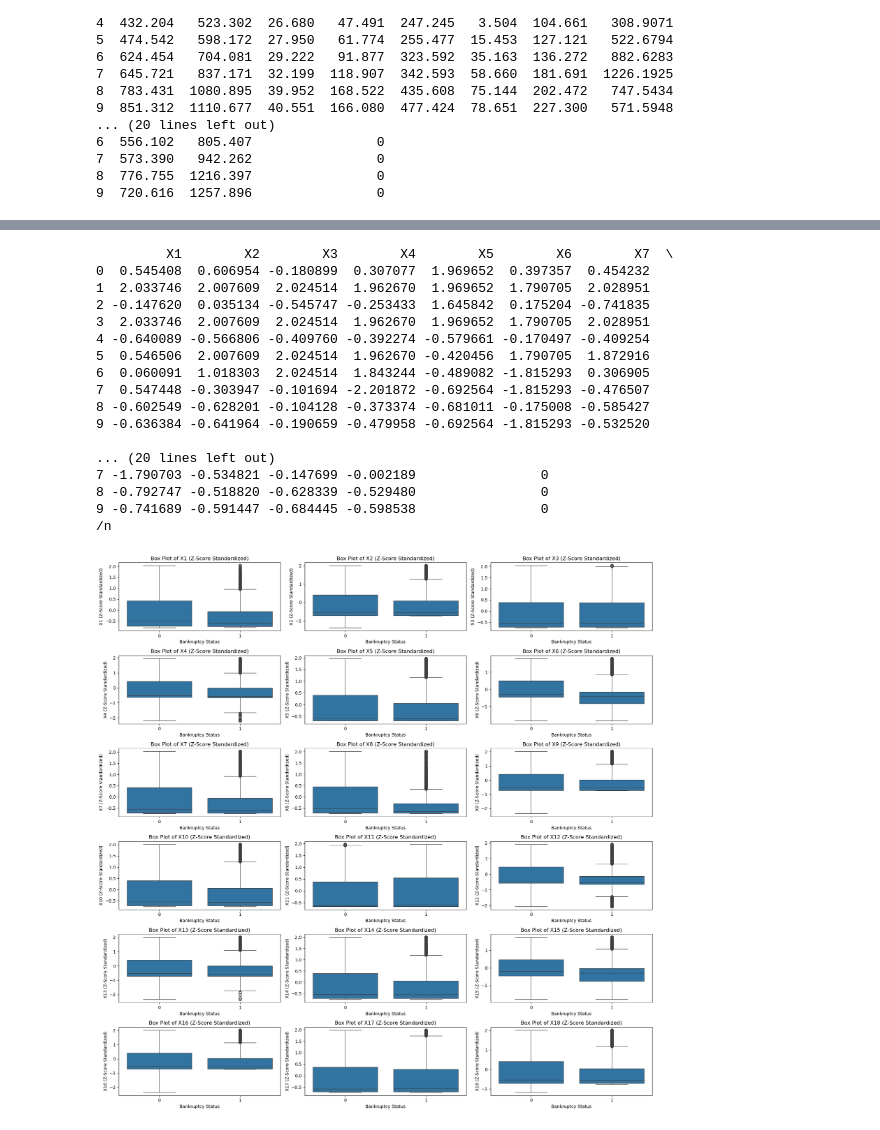
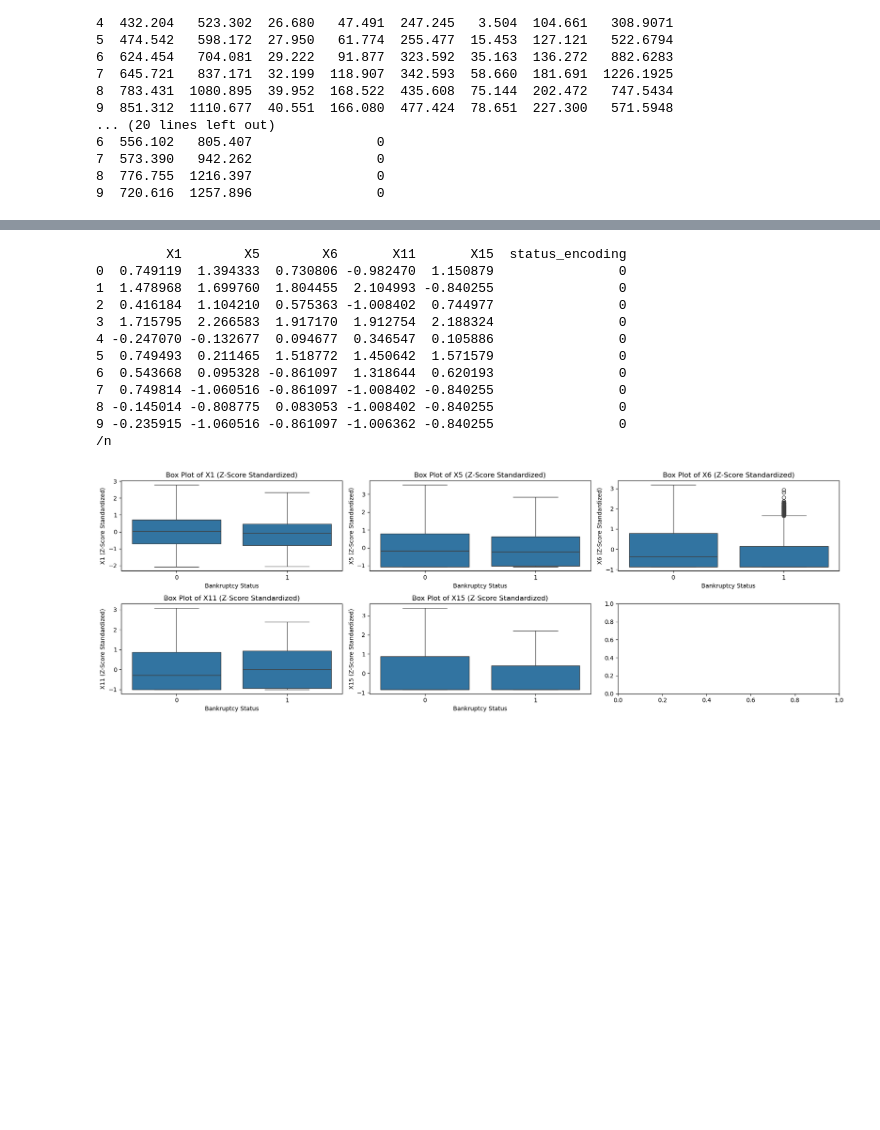
Before and after one commit to dovelover145/Bankruptcy-Prediction, a Jupyter notebook: bankruptcy_pred.ipynb, the cells around one changed output, grey strips where cells are left out. Cells and saved outputs as stored; diff of their text form; code cells hidden in the pictures; blank space fills up the shorter version.

```diff
--- a/bankruptcy_pred.ipynb
+++ b/bankruptcy_pred.ipynb
@@ -90,0 +174,30 @@ Labels in the dataset: ['alive' 'failed']
+# %%
+# Log Normalization (Works the Best Out of all the Normalization Techniques Used)
+
+df_log = df.copy()
+
+columns_to_normalize = ['X1', 'X2', 'X3', 'X4', 'X5', 'X6',
+                       'X7', 'X8', 'X9', 'X10', 'X11', 'X12',
+                       'X13', 'X14', 'X15', 'X16', 'X17', 'X18']
+
+# Visualize the data before applying the transformation
+df_log[columns_to_normalize].hist(bins=50, figsize=(12, 8))
+plt.suptitle('Before Log Normalization')
+plt.tight_layout(pad=0.5)
+plt.show()
+
+# Apply the log transformation
+for column in columns_to_normalize:
+    df_log[column] = df_log[column].apply(lambda x: np.log1p(x) if x > 0 else 0)
+
+# Replace any remaining inf values with NaN
+df_log.replace([np.inf, -np.inf], np.nan, inplace=True)
+
+# Visualize the data after the transformation
+df_log[columns_to_normalize].hist(bins=50, figsize=(12, 8))
+plt.suptitle('After Log Normalization')
+plt.tight_layout(pad=0.5)
+plt.show()
+
+# df is now the original dataframe with log-transformed values
+df = df_log
@@ -110,6 +226,7 @@ plt.figure(figsize=(12, 2 * num_rows))
 for i, feature in enumerate(features_to_plot, 1):
     plt.subplot(num_rows, num_cols, i)
     sns.boxplot(x=df[feature])
+    plt.title(f'Box Plot of {feature} Values After Handling Outliers')
 plt.tight_layout()
 plt.show()
 # %% [output]
@@ -117,10 +384,10 @@ plt.show()
 # %%
-# Data Scaling/Standardization
+# Data Scaling/Standardization with Z-Score Scaling
 
 scaler = StandardScaler()
 
-X = df.iloc[:, :-1]
-y = df['status_encoding']
+X = df_reduced.iloc[:, :-1]
+y = df_reduced['status_encoding']
 X_train, X_test, y_train, y_test = train_test_split(X, y, random_state=21, test_size=0.20, shuffle=True)
 
 X_train_scaled = scaler.fit_transform(X_train)
@@ -143,47 +410,42 @@ fig, axes = plt.subplots(diagram_rows, diagram_columns, figsize=(18, diagram_row
 for column in df_scaled.columns[:-1]:
     sns.boxplot(x='status_encoding', y=column, data=df_scaled, ax=axes[row_index, column_index])
     axes[row_index, column_index].set_title(f'Box Plot of {column} (Z-Score Standardized)')
     axes[row_index, column_index].set_xlabel('Bankruptcy Status')
     axes[row_index, column_index].set_ylabel(f'{column} (Z-Score Standardized)')
     column_index += 1
     if column_index == diagram_columns:
         row_index += 1
         column_index = 0
 plt.tight_layout()
 plt.show()
 
 print('\n')
 
 row_index = 0
 column_index = 0
 fig, axes = plt.subplots(diagram_rows, diagram_columns, figsize=(18, diagram_rows * 3))
 for column in df_scaled.columns[:-1]:
     sns.violinplot(x='status_encoding', y=column, data=df_scaled, ax=axes[row_index, column_index])
     axes[row_index, column_index].set_title(f'Violin Plot of {column} (Z-Score Standardized)')
     axes[row_index, column_index].set_xlabel('Bankruptcy Status')
     axes[row_index, column_index].set_ylabel(f'{column} (Z-Score Standardized)')
     column_index += 1
     if column_index == diagram_columns:
         row_index += 1
         column_index = 0
 plt.tight_layout()
 plt.show()
 # %% [output]
-         X1        X2        X3        X4        X5        X6        X7  \
-0  0.545408  0.606954 -0.180899  0.307077  1.969652  0.397357  0.454232
-1  2.033746  2.007609  2.024514  1.962670  1.969652  1.790705  2.028951
-2 -0.147620  0.035134 -0.545747 -0.253433  1.645842  0.175204 -0.741835
-3  2.033746  2.007609  2.024514  1.962670  1.969652  1.790705  2.028951
-4 -0.640089 -0.566806 -0.409760 -0.392274 -0.579661 -0.170497 -0.409254
-5  0.546506  2.007609  2.024514  1.962670 -0.420456  1.790705  1.872916
-6  0.060091  1.018303  2.024514  1.843244 -0.489082 -1.815293  0.306905
-7  0.547448 -0.303947 -0.101694 -2.201872 -0.692564 -1.815293 -0.476507
-8 -0.602549 -0.628201 -0.104128 -0.373374 -0.681011 -0.175008 -0.585427
-9 -0.636384 -0.641964 -0.190659 -0.479958 -0.692564 -1.815293 -0.532520
-
-... (20 lines left out)
-7 -1.790703 -0.534821 -0.147699 -0.002189                0
-8 -0.792747 -0.518820 -0.628339 -0.529480                0
-9 -0.741689 -0.591447 -0.684445 -0.598538                0
+         X1        X5        X6       X11       X15  status_encoding
+0  0.749119  1.394333  0.730806 -0.982470  1.150879                0
+1  1.478968  1.699760  1.804455  2.104993 -0.840255                0
+2  0.416184  1.104210  0.575363 -1.008402  0.744977                0
+3  1.715795  2.266583  1.917170  1.912754  2.188324                0
+4 -0.247070 -0.132677  0.094677  0.346547  0.105886                0
+5  0.749493  0.211465  1.518772  1.450642  1.571579                0
+6  0.543668  0.095328 -0.861097  1.318644  0.620193                0
+7  0.749814 -1.060516 -0.861097 -1.008402 -0.840255                0
+8 -0.145014 -0.808775  0.083053 -1.008402 -0.840255                0
+9 -0.235915 -1.060516 -0.861097 -1.006362 -0.840255                0
 /n
-[figure, old version]
+[figure, new version]
```
Also changed, not shown: parts of 16 cells of this notebook, 1 other file.
